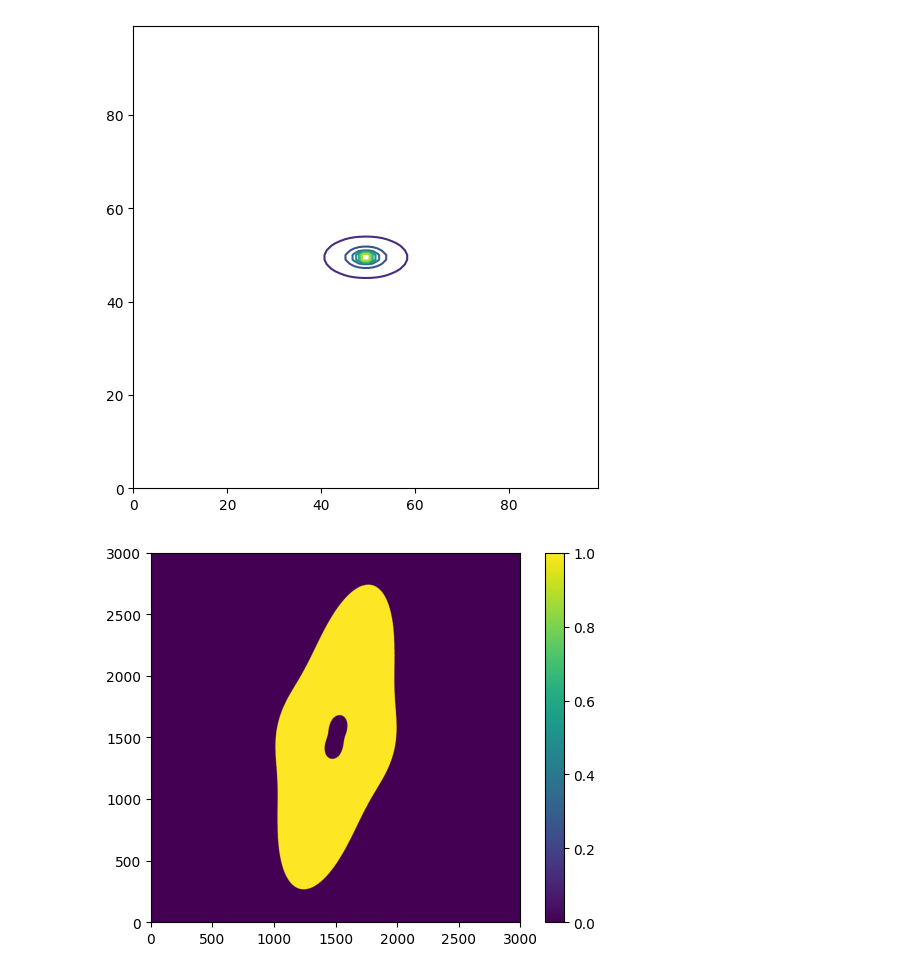
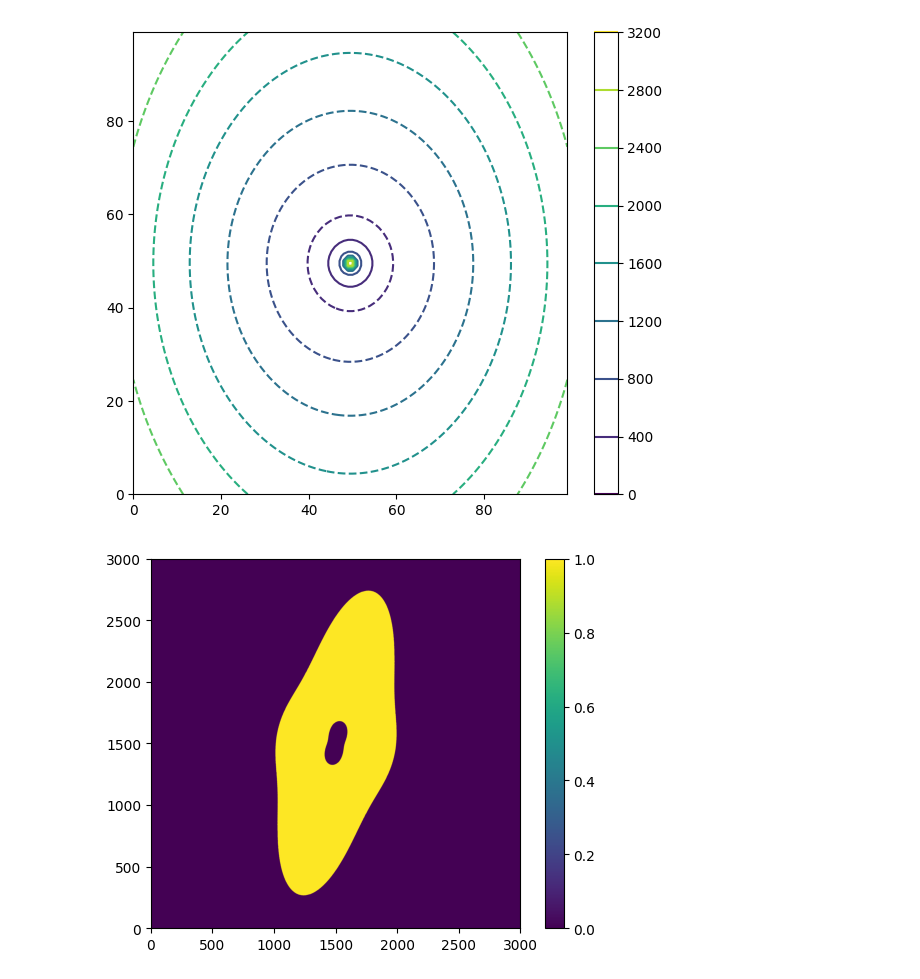
Before and after one commit to OliverRedhead/Gravitational-Lensing, a Jupyter notebook: wk1/elliptical/elliptical_testing.ipynb, the cells around one changed output. Cells and saved outputs as stored; diff of their text form; code cells hidden in the pictures.

```diff
--- a/wk1/elliptical/elliptical_testing.ipynb
+++ b/wk1/elliptical/elliptical_testing.ipynb
@@ -4,18 +4,19 @@ import matplotlib.pyplot as plt
 from elliptical import EllipticalDeflector
 from base_classes import Source, Deflector, DiskSource
 # %%
-plt.figure(figsize=(6,6))
+plt.figure(figsize=(7,6))
 src = DiskSource(100, 10)
-df = EllipticalDeflector(40, 2,0)
+df = EllipticalDeflector(40, 0.1,0)
 
-kappa = df.get_convergence2(src)
-# phi = df.get_potential(src)
+kappa = df.get_convergence(src)
+phi = df.get_potential(src)
 
 plt.contour(kappa)
-# plt.contour(phi, linestyles="--")
+cbar = plt.contour(phi, linestyles="--")
+plt.colorbar(cbar)
 plt.show()
 # %% [output]
-[figure, old version]
+[figure, new version]
 # %%
 src = DiskSource(1001, 300)
 src.pad(1000)
```
Also changed, not shown: 1 other file.
